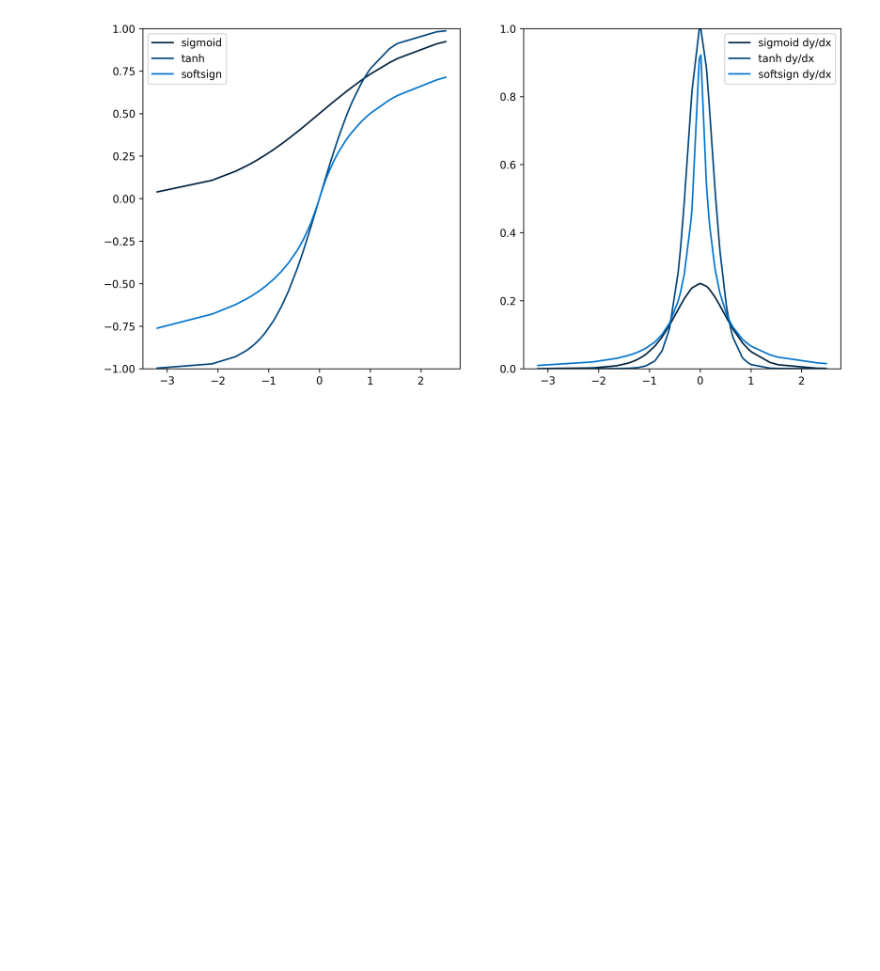
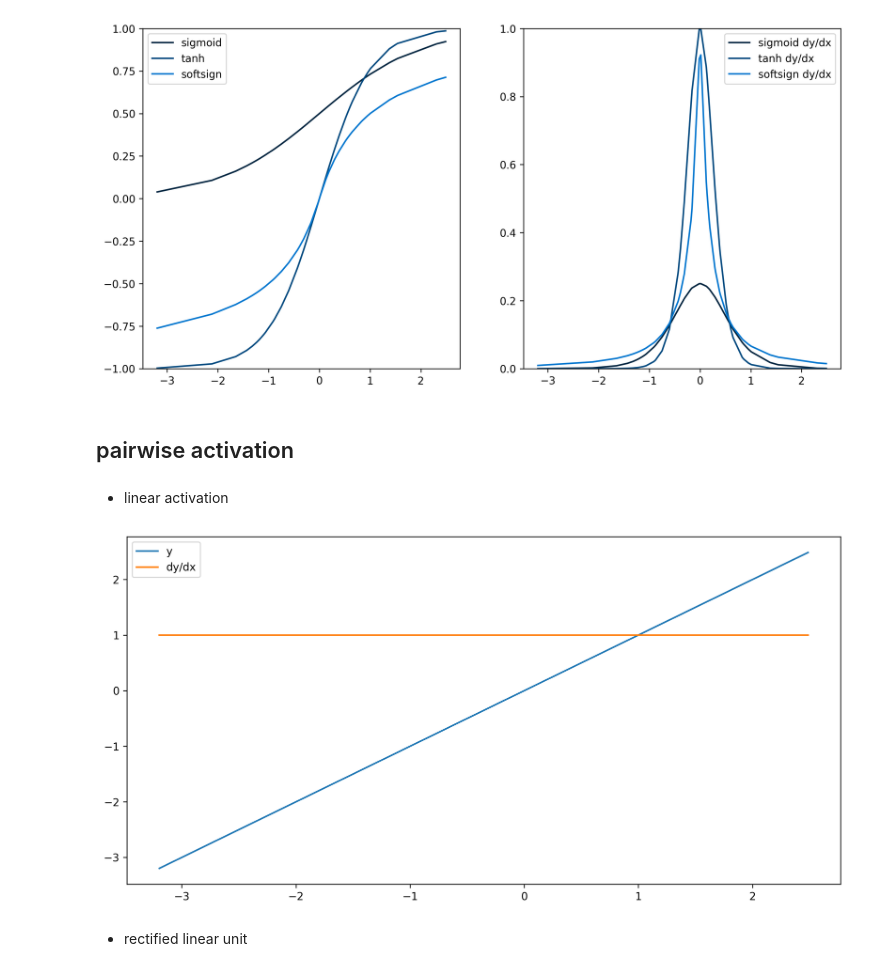
Before and after one commit to ashen007/DeepLearning-goes-deep, a Jupyter notebook: notebooks/activation/nn_activations.ipynb, the cells around one changed output. Cells and saved outputs as stored; diff of their text form; code cells hidden in the pictures; blank space fills up the shorter version.

Commit message:
linear activation

```diff
--- a/notebooks/activation/nn_activations.ipynb
+++ b/notebooks/activation/nn_activations.ipynb
@@ -245,3 +245,24 @@ plt.savefig('../../images/activation/s-type-singel-act.jpg')
 plt.show()
 # %% [output]
 [figure]
+# %% [markdown]
+## pairwise activation
+# %% [markdown]
+- linear activation
+# %%
+with tf.GradientTape() as tape:
+    tape.reset()
+    out = tf.matmul(tf.transpose(weights), x) + delta
+
+derivative_x = tape.jacobian(out, delta)
+# %%
+plt.figure(figsize=[12, 6], dpi=300)
+sns.lineplot(x=x.numpy()[0], y=x.numpy()[0], label='y')
+sns.lineplot(x=x.numpy()[0], y=derivative_x.numpy()[0], label='dy/dx')
+# plt.ylim(-1, 1)
+plt.savefig('../../images/activation/linear-singel-act.jpg')
+plt.show()
+# %% [output]
+[figure, added]
+# %% [markdown]
+- rectified linear unit
```
Also changed, not shown: parts of 1 cell of this notebook, 1 other file.
